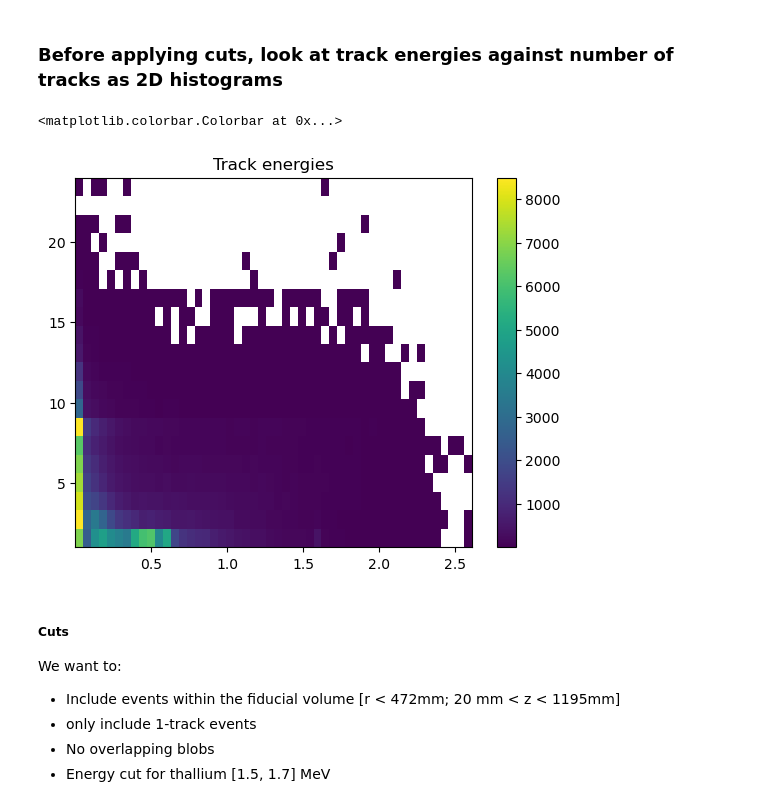
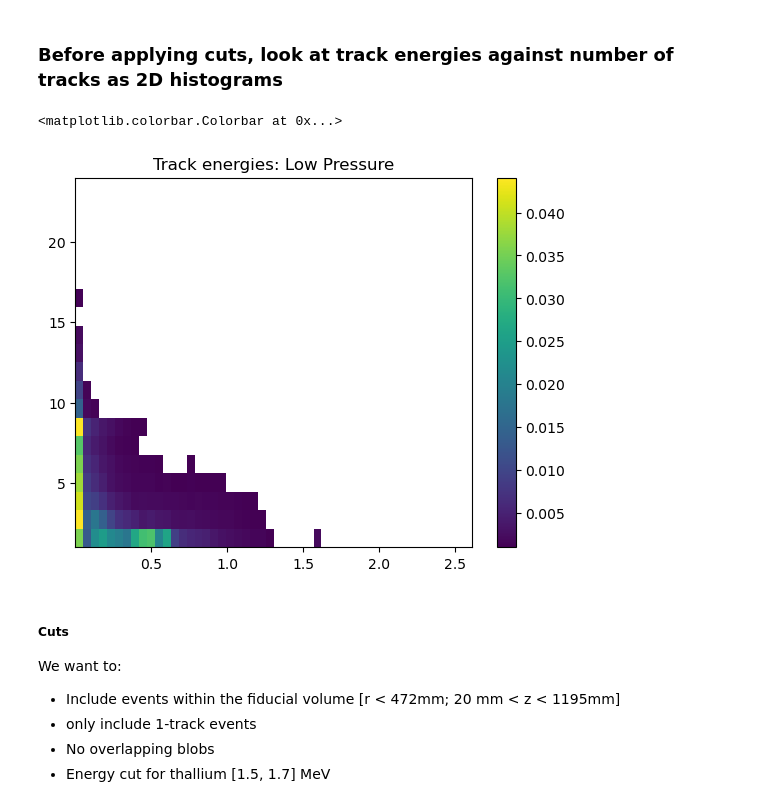
Before and after one commit to jwaiton/next_misc, a Jupyter notebook: Isaura_work/isaura_study_LPR.ipynb, the cells around one changed output. Saved outputs shown, nothing was run; the diff lists cells and outputs as text; code cells hidden in the pictures.

```diff
--- a/Isaura_work/isaura_study_LPR.ipynb
+++ b/Isaura_work/isaura_study_LPR.ipynb
@@ -266,22 +266,22 @@ vox_size_z
 # %%
 # useful to normalize histograms
 def get_weights(data, norm):
     if norm:
         return np.repeat(1.0/len(data), len(data))
     else:
         return np.repeat(1.0, len(data))
 
 track_energy = tracks.energy
 track_no = tracks.numb_of_tracks
 # normalise
-#weights = get_weights(track_energy, True)
-plt.hist2d(track_energy, track_no, bins=(50, 20), cmin=0.001)
-#plt.hist2d(track_energy, track_no, weights = weights, bins=(50, 20), cmin=0.001)
-plt.title("Track energies")
+weights = get_weights(track_energy, True)
+#plt.hist2d(track_energy, track_no, bins=(50, 20), cmin=0.001)
+plt.hist2d(track_energy, track_no, weights = weights, bins=(50, 20), cmin=0.001)
+plt.title("Track energies: Low Pressure")
 plt.colorbar()
 # %% [output]
 <matplotlib.colorbar.Colorbar at 0x...>
-[figure, old version]
+[figure, new version]
 # %% [markdown]
 ##### Cuts
 
```
Also changed, not shown: 6 other files.
